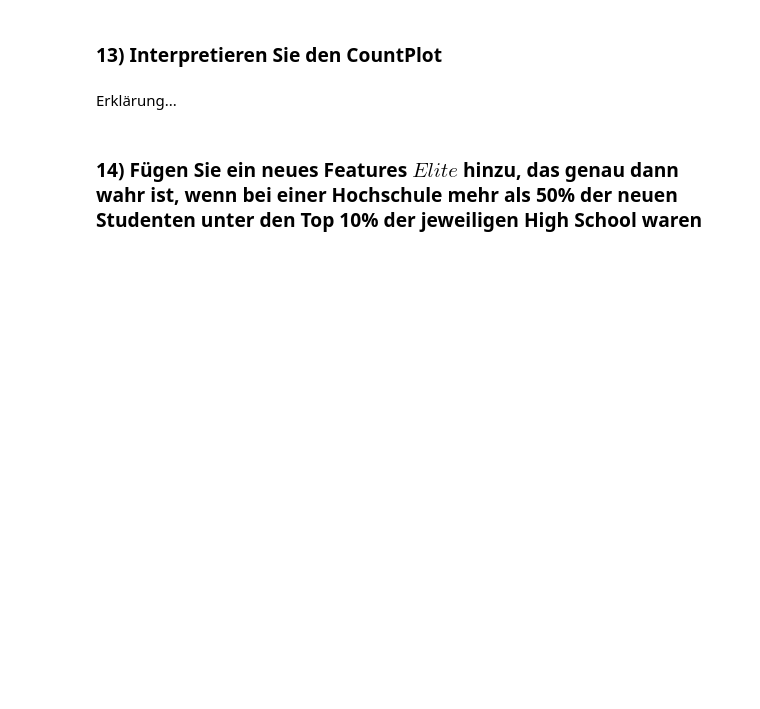
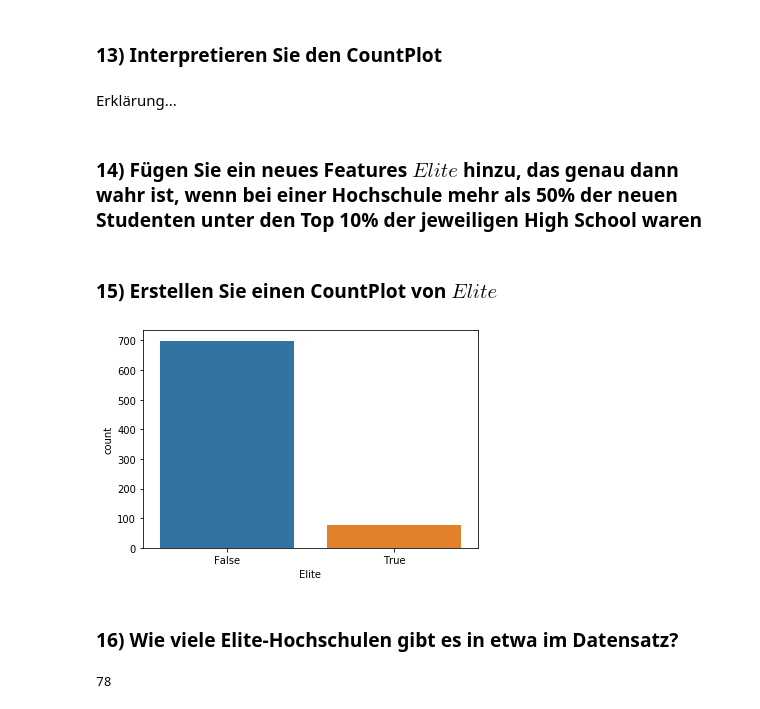
Before and after one commit to Bresenham/MaschinellesLernenPrakt, a Jupyter notebook: Aufgabenblatt1.ipynb, the cells around one changed output. Cells and saved outputs as stored; diff of their text form; code cells hidden in the pictures; blank space fills up the shorter version.

```diff
--- a/Aufgabenblatt1.ipynb
+++ b/Aufgabenblatt1.ipynb
@@ -110,3 +112,20 @@ plt.show()
 Erklärung...
 # %% [markdown]
 ### 14) Fügen Sie ein neues Features $Elite$ hinzu, das genau dann wahr ist, wenn bei einer Hochschule mehr als 50% der neuen Studenten unter den Top 10% der jeweiligen High School waren
+# %%
+import numpy as np
+
+df['Elite'] = [True if x > 50 else False for x in df["Top10perc"]]
+# %% [markdown]
+### 15) Erstellen Sie einen CountPlot von $Elite$
+# %%
+seaborn.countplot(df["Elite"])
+plt.show()
+# %% [output]
+[figure, added]
+# %% [markdown]
+### 16) Wie viele Elite-Hochschulen gibt es in etwa im Datensatz?
+# %%
+len(df[df["Elite"] == True])
+# %% [output]
+78
```
Also changed, not shown: parts of 1 cell of this notebook.
